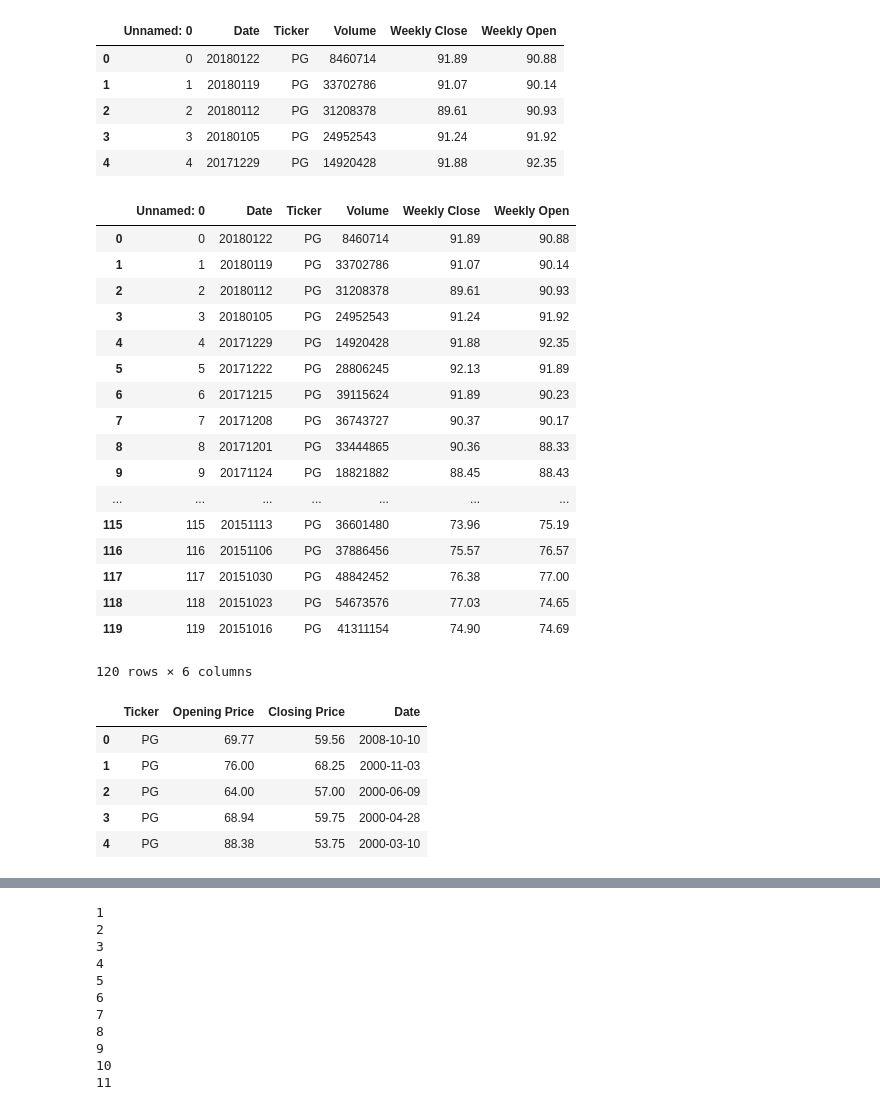
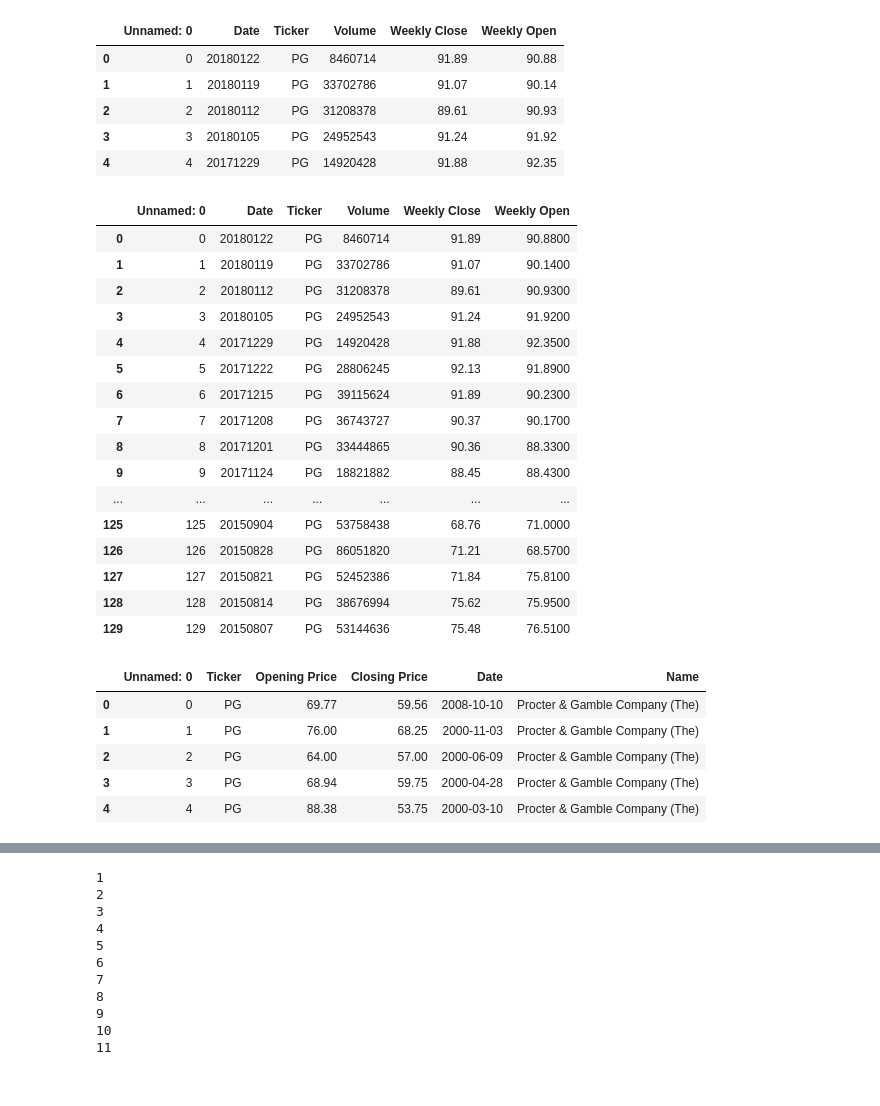
Before and after one commit to harshil753/Bounce_Back, a Jupyter notebook: 26 weeks.ipynb, the cells around one changed output, grey strips where cells are left out. Drawn from its saved outputs; the diff is of its cells as text; code cells hidden in the pictures.

```diff
--- a/26 weeks.ipynb
+++ b/26 weeks.ipynb
@@ -3,3 +3,9 @@ import pandas as pd
 import numpy as np
 import requests as req
 import winsound
+from itertools import *
+
+pd.set_option('display.height', 1000)
+pd.set_option('display.max_rows', 500)
+pd.set_option('display.max_columns', 500)
+pd.set_option('display.width', 1000)
@@ -34,35 +42,34 @@ timeseries.head()
 # %%
 timeseries = timeseries[timeseries['Date'] > 20079999]
 # %%
-timeseries.head(120)
+timeseries.head(130)
 # %% [output]
 |  | Unnamed: 0 | Date | Ticker | Volume | Weekly Close | Weekly Open |
-| 0 | 0 | 20180122 | PG | 8460714 | 91.89 | 90.88 |
-| 1 | 1 | 20180119 | PG | 33702786 | 91.07 | 90.14 |
-| 2 | 2 | 20180112 | PG | 31208378 | 89.61 | 90.93 |
-| 3 | 3 | 20180105 | PG | 24952543 | 91.24 | 91.92 |
-| 4 | 4 | 20171229 | PG | 14920428 | 91.88 | 92.35 |
-| 5 | 5 | 20171222 | PG | 28806245 | 92.13 | 91.89 |
-| 6 | 6 | 20171215 | PG | 39115624 | 91.89 | 90.23 |
-| 7 | 7 | 20171208 | PG | 36743727 | 90.37 | 90.17 |
-| 8 | 8 | 20171201 | PG | 33444865 | 90.36 | 88.33 |
-| 9 | 9 | 20171124 | PG | 18821882 | 88.45 | 88.43 |
+| 0 | 0 | 20180122 | PG | 8460714 | 91.89 | 90.8800 |
+| 1 | 1 | 20180119 | PG | 33702786 | 91.07 | 90.1400 |
+| 2 | 2 | 20180112 | PG | 31208378 | 89.61 | 90.9300 |
+| 3 | 3 | 20180105 | PG | 24952543 | 91.24 | 91.9200 |
+| 4 | 4 | 20171229 | PG | 14920428 | 91.88 | 92.3500 |
+| 5 | 5 | 20171222 | PG | 28806245 | 92.13 | 91.8900 |
+| 6 | 6 | 20171215 | PG | 39115624 | 91.89 | 90.2300 |
+| 7 | 7 | 20171208 | PG | 36743727 | 90.37 | 90.1700 |
+| 8 | 8 | 20171201 | PG | 33444865 | 90.36 | 88.3300 |
+| 9 | 9 | 20171124 | PG | 18821882 | 88.45 | 88.4300 |
 | ... | ... | ... | ... | ... | ... | ... |
-| 115 | 115 | 20151113 | PG | 36601480 | 73.96 | 75.19 |
-| 116 | 116 | 20151106 | PG | 37886456 | 75.57 | 76.57 |
-| 117 | 117 | 20151030 | PG | 48842452 | 76.38 | 77.00 |
-| 118 | 118 | 20151023 | PG | 54673576 | 77.03 | 74.65 |
-| 119 | 119 | 20151016 | PG | 41311154 | 74.90 | 74.69 |
+| 125 | 125 | 20150904 | PG | 53758438 | 68.76 | 71.0000 |
+| 126 | 126 | 20150828 | PG | 86051820 | 71.21 | 68.5700 |
+| 127 | 127 | 20150821 | PG | 52452386 | 71.84 | 75.8100 |
+| 128 | 128 | 20150814 | PG | 38676994 | 75.62 | 75.9500 |
+| 129 | 129 | 20150807 | PG | 53144636 | 75.48 | 76.5100 |
-120 rows × 6 columns
 # %%
 pricedrop.head()
 # %% [output]
-|  | Ticker | Opening Price | Closing Price | Date |
-| 0 | PG | 69.77 | 59.56 | 2008-10-10 |
-| 1 | PG | 76.00 | 68.25 | 2000-11-03 |
-| 2 | PG | 64.00 | 57.00 | 2000-06-09 |
-| 3 | PG | 68.94 | 59.75 | 2000-04-28 |
-| 4 | PG | 88.38 | 53.75 | 2000-03-10 |
+|  | Unnamed: 0 | Ticker | Opening Price | Closing Price | Date | Name |
+| 0 | 0 | PG | 69.77 | 59.56 | 2008-10-10 | Procter & Gamble Company (The) |
+| 1 | 1 | PG | 76.00 | 68.25 | 2000-11-03 | Procter & Gamble Company (The) |
+| 2 | 2 | PG | 64.00 | 57.00 | 2000-06-09 | Procter & Gamble Company (The) |
+| 3 | 3 | PG | 68.94 | 59.75 | 2000-04-28 | Procter & Gamble Company (The) |
+| 4 | 4 | PG | 88.38 | 53.75 | 2000-03-10 | Procter & Gamble Company (The) |
 # %%
 pricedrop["Date"] = pricedrop["Date"].str.replace('-','')
 pricedrop["Date"] = pricedrop["Date"].apply(pd.to_numeric, errors='coerce')
```
Also changed, not shown: parts of 8 cells of this notebook, 2 other files.
